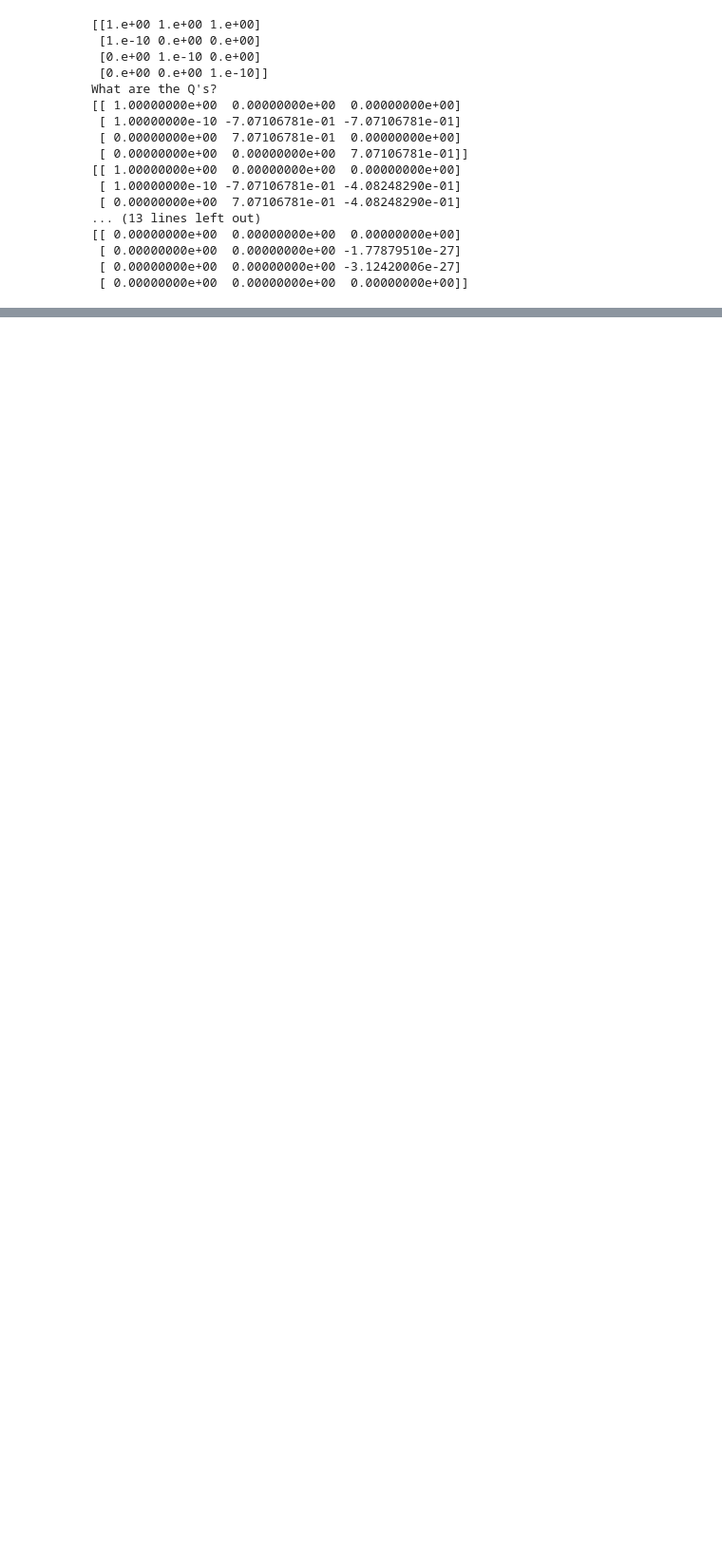
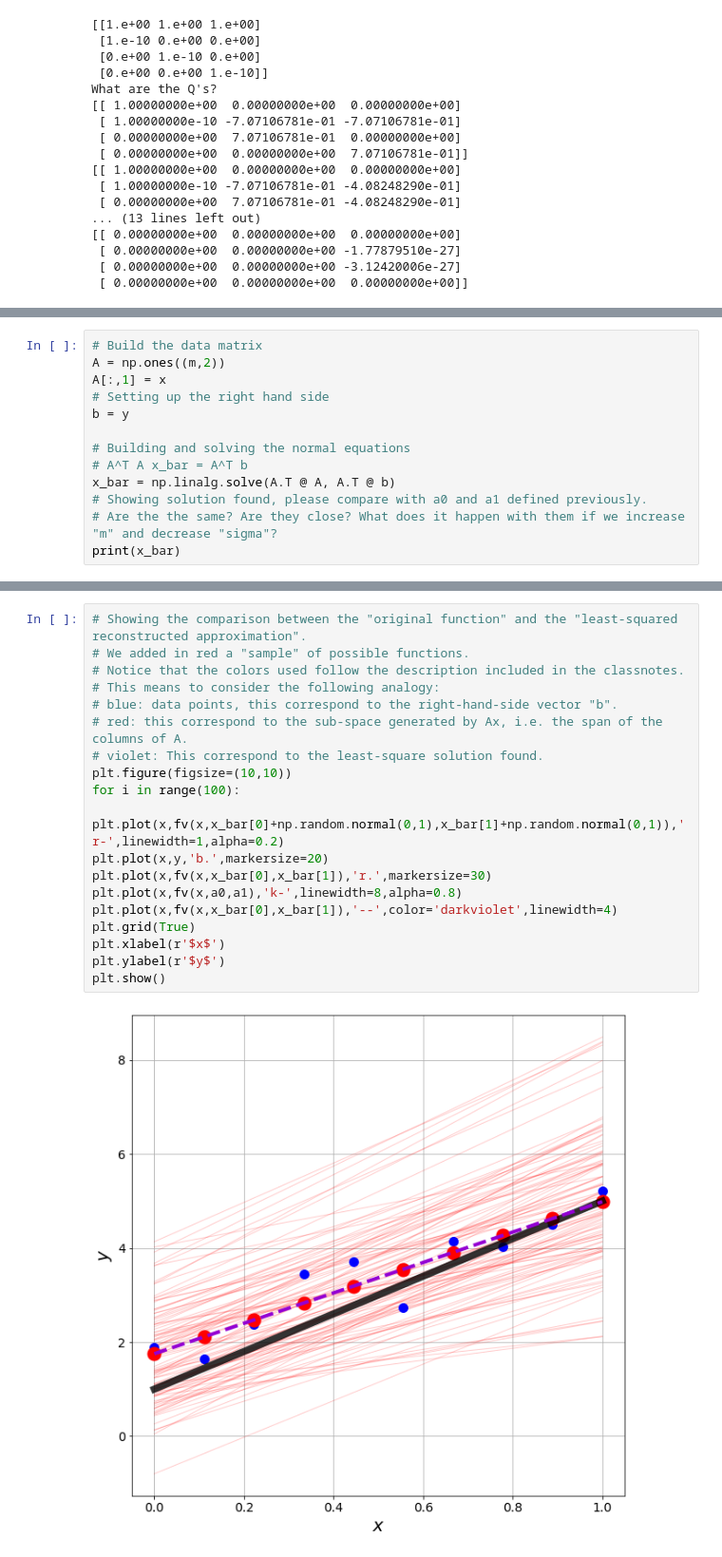
Before and after one commit to tclaudioe/Scientific-Computing, a Jupyter notebook: SC1v2/07_08_Least_Squares.ipynb, the cells around one changed output, grey strips where cells are left out. Shown at 95% size. Saved outputs shown, nothing was run; the diff lists cells and outputs as text; blank space fills up the shorter version.

Commit message:
updating 07_08_Least_Squares.ipynb and adding a weighted least square bonus notebook

```diff
--- a/SC1v2/07_08_Least_Squares.ipynb
+++ b/SC1v2/07_08_Least_Squares.ipynb
@@ -215,0 +264,13 @@ This linear system of equations is known as the **Normal Equations**.
+# %%
+# Build the data matrix
+A = np.ones((m,2))
+A[:,1] = x
+# Setting up the right hand side
+b = y
+
+# Building and solving the normal equations
+# A^T A x_bar = A^T b
+x_bar = np.linalg.solve(A.T @ A, A.T @ b)
+# Showing solution found, please compare with a0 and a1 defined previously.
+# Are the the same? Are they close? What does it happen with them if we increase "m" and decrease "sigma"?
+print(x_bar)
@@ -215,0 +279,21 @@ This linear system of equations is known as the **Normal Equations**.
+# %%
+# Showing the comparison between the "original function" and the "least-squared reconstructed approximation".
+# We added in red a "sample" of possible functions.
+# Notice that the colors used follow the description included in the classnotes.
+# This means to consider the following analogy:
+# blue: data points, this correspond to the right-hand-side vector "b".
+# red: this correspond to the sub-space generated by Ax, i.e. the span of the columns of A.
+# violet: This correspond to the least-square solution found.
+plt.figure(figsize=(10,10))
+for i in range(100):
+    plt.plot(x,fv(x,x_bar[0]+np.random.normal(0,1),x_bar[1]+np.random.normal(0,1)),'r-',linewidth=1,alpha=0.2)
+plt.plot(x,y,'b.',markersize=20)
+plt.plot(x,fv(x,x_bar[0],x_bar[1]),'r.',markersize=30)
+plt.plot(x,fv(x,a0,a1),'k-',linewidth=8,alpha=0.8)
+plt.plot(x,fv(x,x_bar[0],x_bar[1]),'--',color='darkviolet',linewidth=4)
+plt.grid(True)
+plt.xlabel(r'$x$')
+plt.ylabel(r'$y$')
+plt.show()
+# %% [output]
+[figure, added]
```
Also changed, not shown: parts of 14 cells of this notebook, 1 other file.
